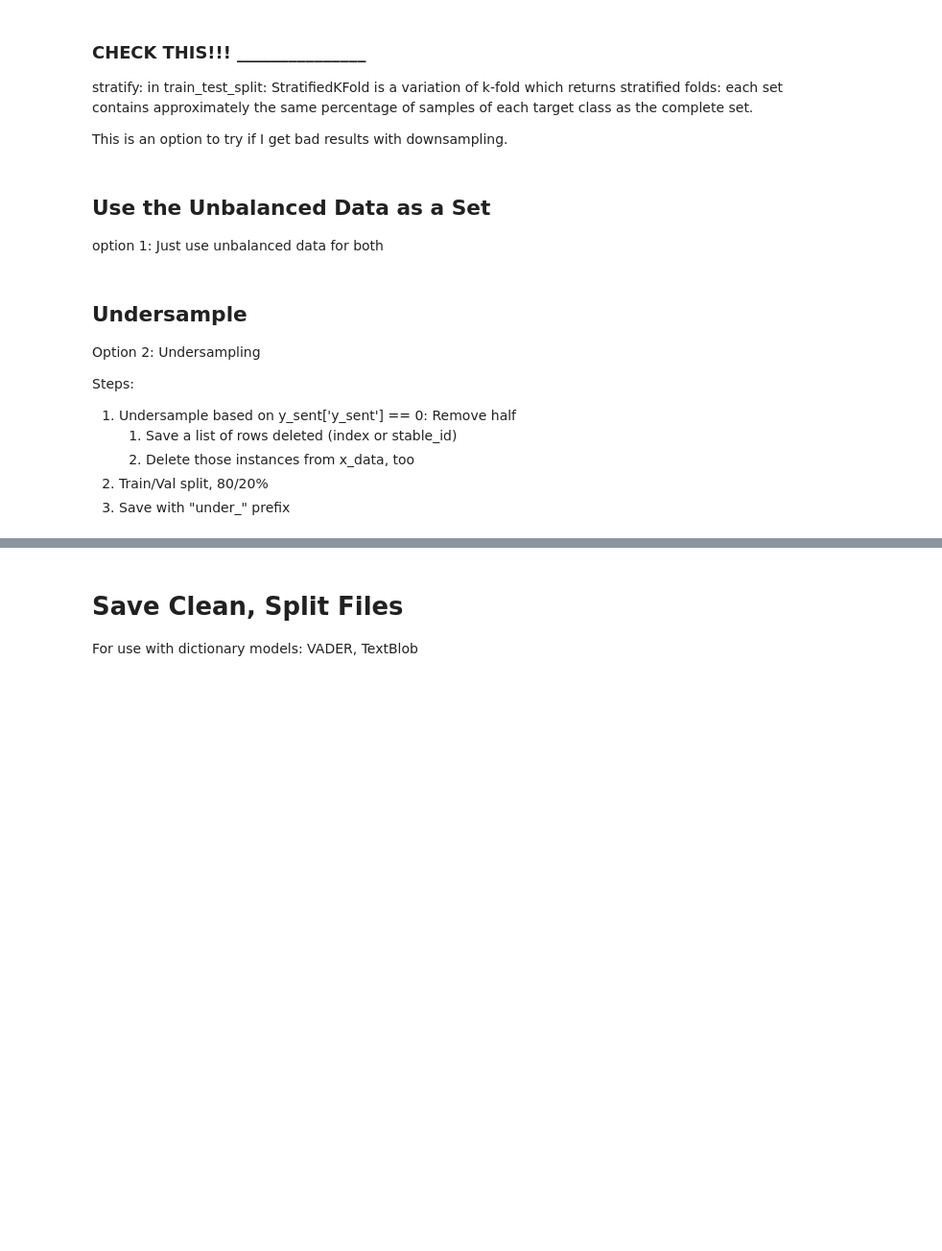
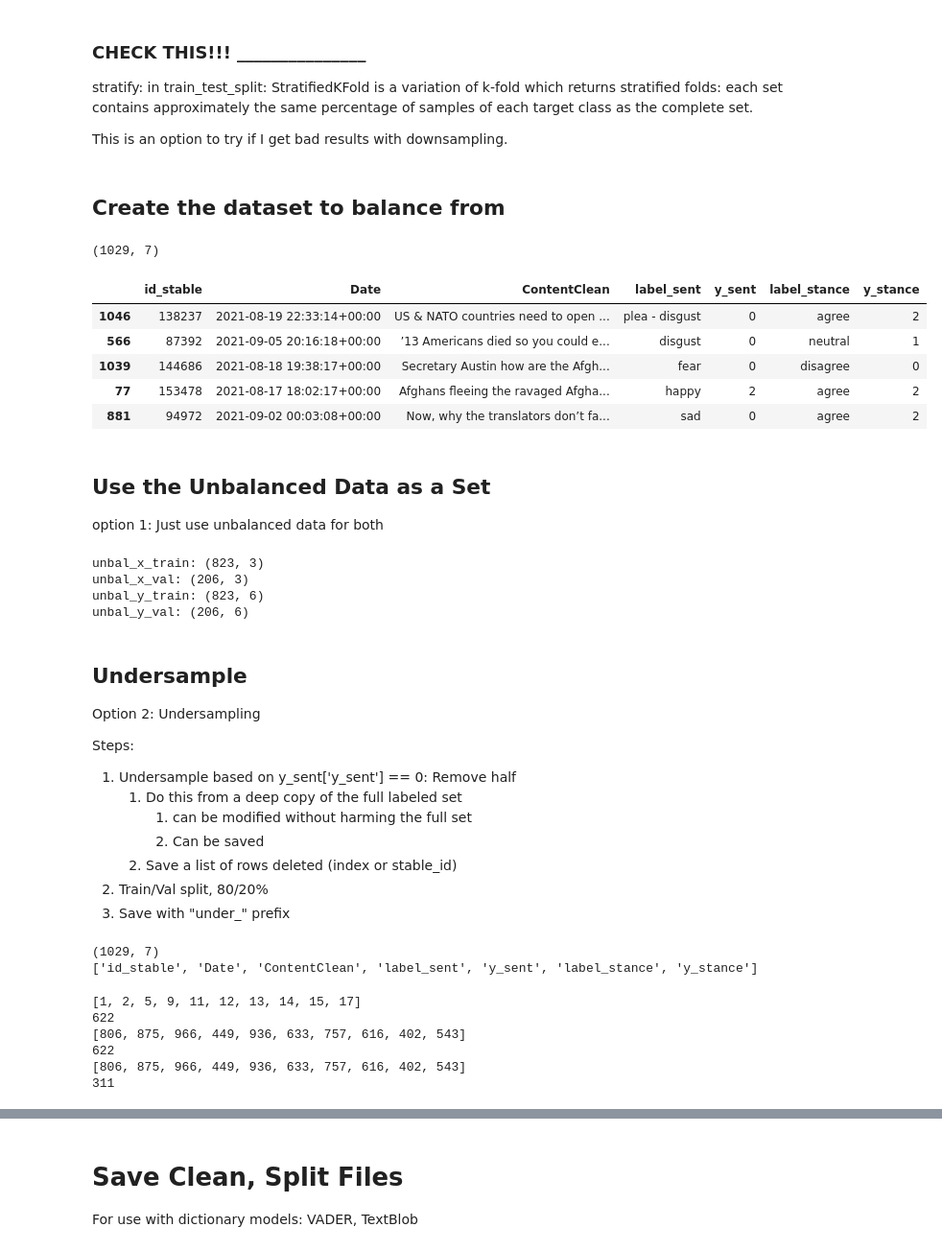
Before and after one commit to loopyQueen/RefugeeSentiment, a Jupyter notebook: dataSplitBalance.ipynb, the cells around one changed output, grey strips where cells are left out. Shown: that part at 96% size. Drawn from its saved outputs; the diff is of its cells as text; code cells hidden in the pictures; blank space fills up the shorter version.

```diff
--- a/dataSplitBalance.ipynb
+++ b/dataSplitBalance.ipynb
@@ -308,12 +295,33 @@ We will create one train/val dataset using each method and put them in the dataB
 stratify: in train_test_split: StratifiedKFold is a variation of k-fold which returns stratified folds: each set contains approximately the same percentage of samples of each target class as the complete set.
 
 This is an option to try if I get bad results with downsampling.
+# %% [markdown]
+## Create the dataset to balance from
+# %%
+temp_y = y_train_sent[["label_sent", "y_sent", "label_stance", "y_stance"]]
+temp_data = pd.concat([x_train, temp_y], axis=1)  # x_train, x_test, y_train_sent, y_test_sent
+print(temp_data.shape)
+temp_data.tail()
+# %% [output]
+(1029, 7)
+|  | id_stable | Date | ContentClean | label_sent | y_sent | label_stance | y_stance |
+| 1046 | 138237 | 2021-08-19 22:33:14+00:00 | US & NATO countries need to open ... | plea - disgust | 0 | agree | 2 |
+| 566 | 87392 | 2021-09-05 20:16:18+00:00 | ’13 Americans died so you could e... | disgust | 0 | neutral | 1 |
+| 1039 | 144686 | 2021-08-18 19:38:17+00:00 | Secretary Austin how are the Afgh... | fear | 0 | disagree | 0 |
+| 77 | 153478 | 2021-08-17 18:02:17+00:00 | Afghans fleeing the ravaged Afgha... | happy | 2 | agree | 2 |
+| 881 | 94972 | 2021-09-02 00:03:08+00:00 | Now, why the translators don’t fa... | sad | 0 | agree | 2 |
 # %% [markdown]
 ## Use the Unbalanced Data as a Set
 option 1: Just use unbalanced data for both
 # %%
-unbal_x_train, unbal_x_val, unbal_y_train, unbal_y_val = train_test_split(x_data, y_sent, test_size = 0.20, random_state = 1018, stratify = y_sent.y_sent.values)
-print("x_train:", x_train.shape)
-print("x_val:", x_val.shape)
-print("y_train_sent:", y_train_sent.shape)
-print("y_val_sent:", y_val_sent.shape)
+# Split the data 80/20
+unbal_x_train, unbal_x_val, unbal_y_train, unbal_y_val = train_test_split(x_train, y_train_sent, test_size = 0.20, random_state = 1018, stratify = y_train_sent.y_sent.values)
+print("unbal_x_train:", unbal_x_train.shape)
+print("unbal_x_val:", unbal_x_val.shape)
+print("unbal_y_train:", unbal_y_train.shape)
+print("unbal_y_val:", unbal_y_val.shape)
+# %% [output]
+unbal_x_train: (823, 3)
+unbal_x_val: (206, 3)
+unbal_y_train: (823, 6)
+unbal_y_val: (206, 6)
@@ -325,7 +336,47 @@ Option 2: Undersampling
 
 Steps:
 1. Undersample based on y_sent['y_sent'] == 0: Remove half
-   1. Save a list of rows deleted (index or stable_id)
-   2. Delete those instances from x_data, too
+   1. Do this from a deep copy of the full labeled set
+      1. can be modified without harming the full set
+      2. Can be saved
+   2. Save a list of rows deleted (index or stable_id)
 2. Train/Val split, 80/20%
 3. Save with "under_" prefix
+# %%
+# Make a copy of temp_data that we can delete from
+temp_under = temp_data.copy()
+print(temp_under.shape)
+print(list(temp_under.columns))
+# %% [output]
+(1029, 7)
+['id_stable', 'Date', 'ContentClean', 'label_sent', 'y_sent', 'label_stance', 'y_stance']
+# %%
+# Find the index of the negative rows
+label_list = []
+# for i, label in zip(temp_under.index, temp_under['y_sent']):
+#     if label == 0:
+#         label_list.append(i)
+for i, label in enumerate(temp_under['y_sent']):
+    if label == 0:
+        label_list.append(i)
+print(label_list[0:10])
+print(len(label_list))
+
+# shuffle the list
+rand.seed(1018)
+rand.shuffle(label_list)
+print(label_list[0:10])
+print(len(label_list))
+
+# cut half the list out
+cut_len = int(len(label_list)/2)
+label_list = label_list[:cut_len]
+print(label_list[0:10])
+print(len(label_list))
+# %% [output]
+[1, 2, 5, 9, 11, 12, 13, 14, 15, 17]
+622
+[806, 875, 966, 449, 936, 633, 757, 616, 402, 543]
+622
+[806, 875, 966, 449, 936, 633, 757, 616, 402, 543]
+311
```
Also changed, not shown: parts of 19 cells of this notebook, 8 other files.
